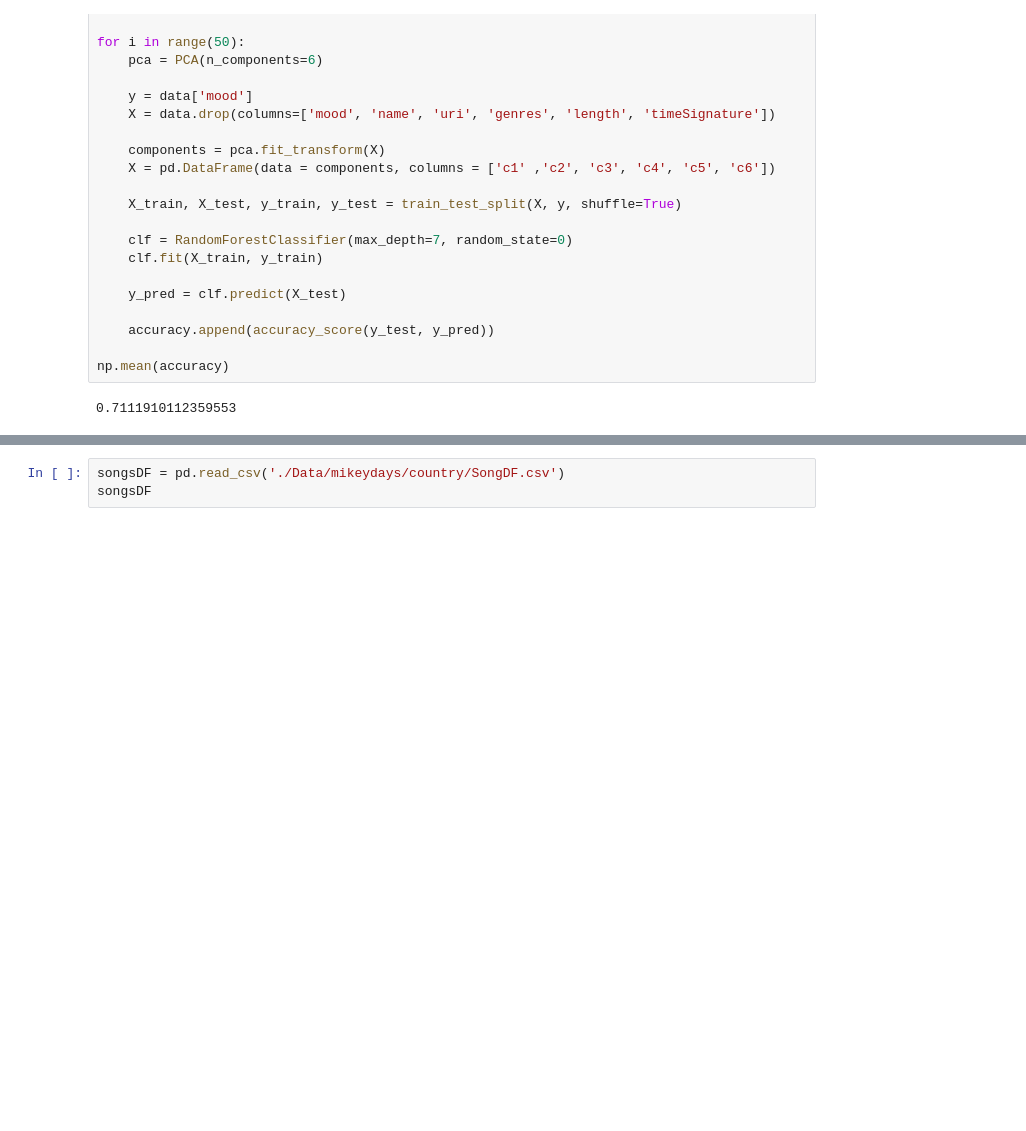
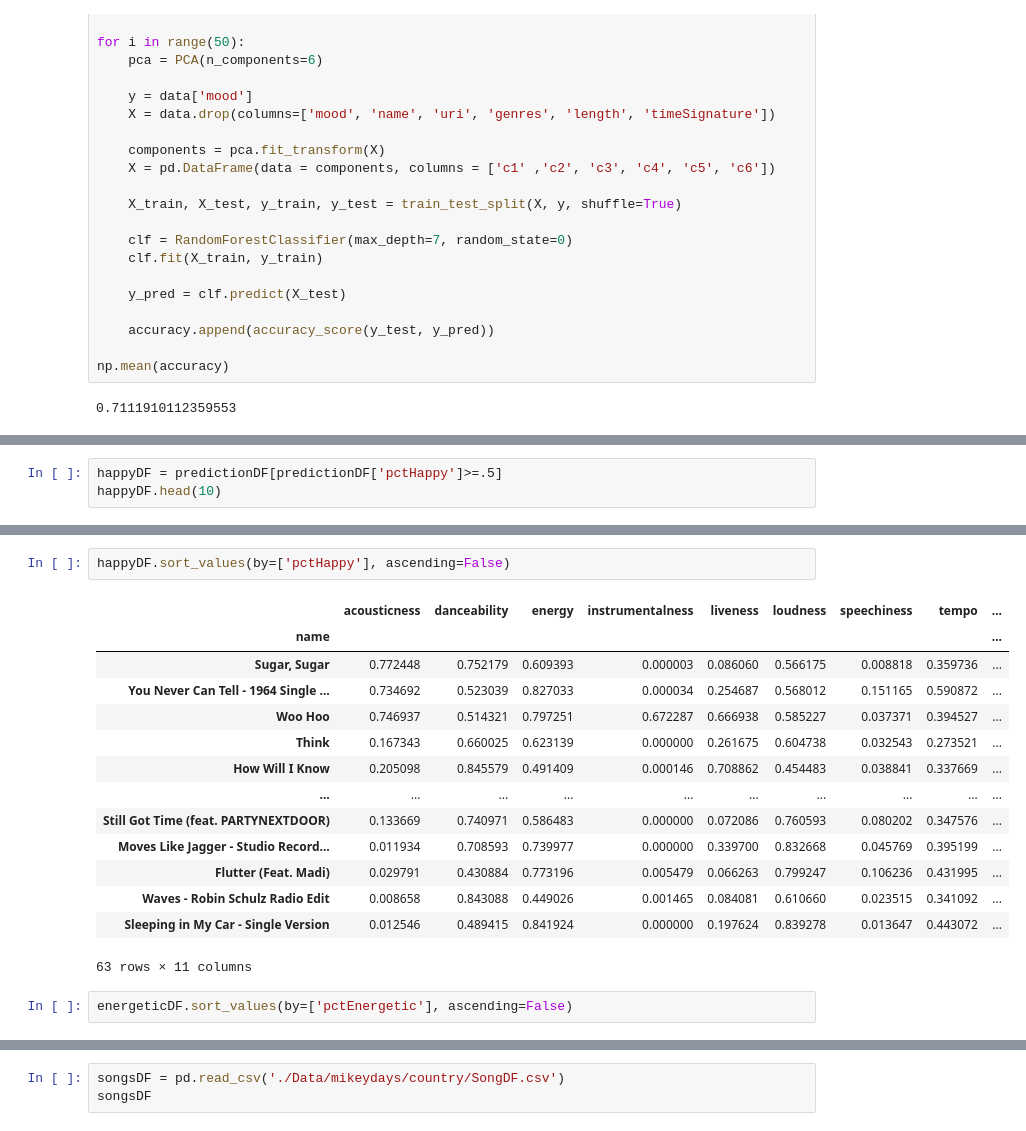
Before and after one commit to michaelmoschitto/AISongRecommender, a Jupyter notebook: AISongRecommenderMike.ipynb, the cells around one changed output, grey strips where cells are left out. Cells and saved outputs as stored; diff of their text form; blank space fills up the shorter version.

```diff
--- a/AISongRecommenderMike.ipynb
+++ b/AISongRecommenderMike.ipynb
@@ -588,0 +890,3 @@ Name: mood, Length: 1332, dtype: object
+# %%
+happyDF = predictionDF[predictionDF['pctHappy']>=.5]
+happyDF.head(10)
@@ -588,0 +906,19 @@ Name: mood, Length: 1332, dtype: object
+# %%
+happyDF.sort_values(by=['pctHappy'], ascending=False)
+# %% [output]
+|  | acousticness | danceability | energy | instrumentalness | liveness | loudness | speechiness | tempo | ... |
+| name |  |  |  |  |  |  |  |  | ... |
+| Sugar, Sugar | 0.772448 | 0.752179 | 0.609393 | 0.000003 | 0.086060 | 0.566175 | 0.008818 | 0.359736 | ... |
+| You Never Can Tell - 1964 Single ... | 0.734692 | 0.523039 | 0.827033 | 0.000034 | 0.254687 | 0.568012 | 0.151165 | 0.590872 | ... |
+| Woo Hoo | 0.746937 | 0.514321 | 0.797251 | 0.672287 | 0.666938 | 0.585227 | 0.037371 | 0.394527 | ... |
+| Think | 0.167343 | 0.660025 | 0.623139 | 0.000000 | 0.261675 | 0.604738 | 0.032543 | 0.273521 | ... |
+| How Will I Know | 0.205098 | 0.845579 | 0.491409 | 0.000146 | 0.708862 | 0.454483 | 0.038841 | 0.337669 | ... |
+| ... | ... | ... | ... | ... | ... | ... | ... | ... | ... |
+| Still Got Time (feat. PARTYNEXTDOOR) | 0.133669 | 0.740971 | 0.586483 | 0.000000 | 0.072086 | 0.760593 | 0.080202 | 0.347576 | ... |
+| Moves Like Jagger - Studio Record... | 0.011934 | 0.708593 | 0.739977 | 0.000000 | 0.339700 | 0.832668 | 0.045769 | 0.395199 | ... |
+| Flutter (Feat. Madi) | 0.029791 | 0.430884 | 0.773196 | 0.005479 | 0.066263 | 0.799247 | 0.106236 | 0.431995 | ... |
+| Waves - Robin Schulz Radio Edit | 0.008658 | 0.843088 | 0.449026 | 0.001465 | 0.084081 | 0.610660 | 0.023515 | 0.341092 | ... |
+| Sleeping in My Car - Single Version | 0.012546 | 0.489415 | 0.841924 | 0.000000 | 0.197624 | 0.839278 | 0.013647 | 0.443072 | ... |
+63 rows × 11 columns
+# %%
+energeticDF.sort_values(by=['pctEnergetic'], ascending=False)
```
Also changed, not shown: parts of 18 cells of this notebook, 7 other files.
